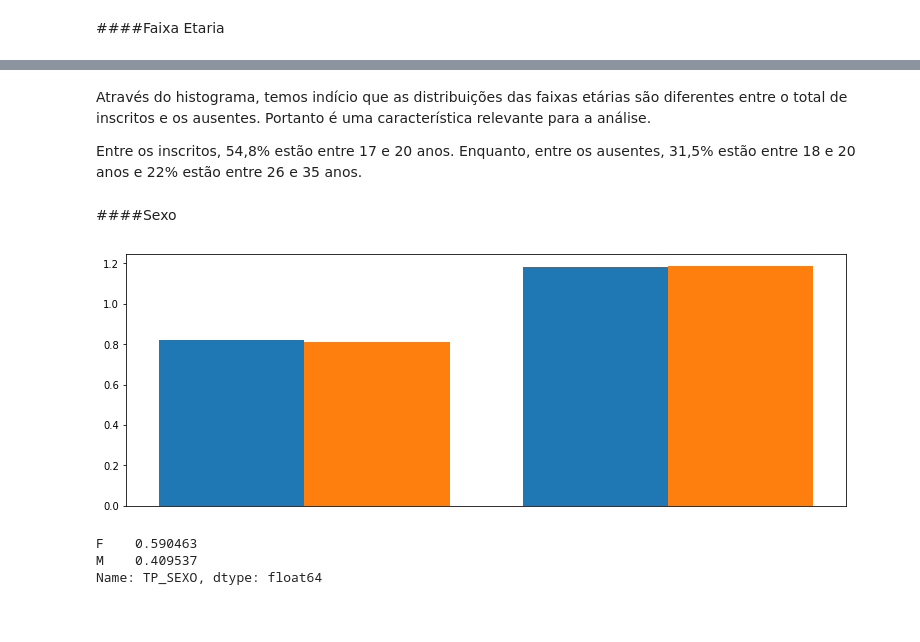
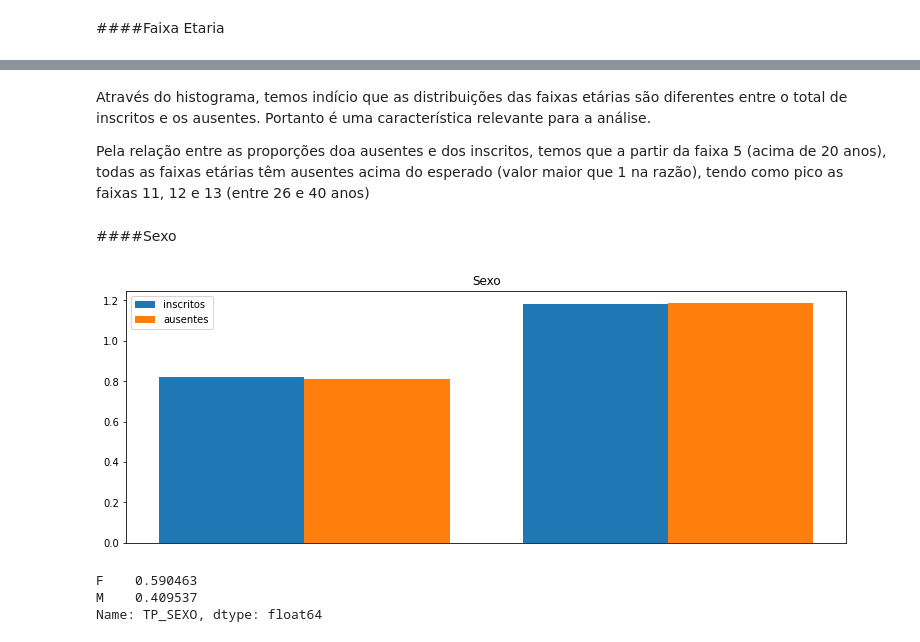
Before and after one commit to marciapg/semantix, a Jupyter notebook: ENEM_perfildosfaltantes.ipynb, the cells around one changed output, grey strips where cells are left out. Drawn from its saved outputs; the diff is of its cells as text; code cells hidden in the pictures; blank space fills up the shorter version.

```diff
--- a/ENEM_perfildosfaltantes.ipynb
+++ b/ENEM_perfildosfaltantes.ipynb
@@ -133,17 +156,18 @@ Name: TP_FAIXA_ETARIA, dtype: float64
 # %% [markdown]
 Através do histograma, temos indício que as distribuições das faixas etárias são diferentes entre o total de inscritos e os ausentes. Portanto é uma característica relevante para a análise.
 
-Entre os inscritos, 54,8% estão entre 17 e 20 anos.
-Enquanto, entre os ausentes, 31,5% estão entre 18 e 20 anos e 22% estão entre 26 e 35 anos.
+Pela relação entre as proporções doa ausentes e dos inscritos, temos que a partir da faixa 5 (acima de 20 anos), todas as faixas etárias têm ausentes acima do esperado (valor maior que 1 na razão), tendo como pico as faixas 11, 12 e 13 (entre 26 e 40 anos)
 # %% [markdown]
 ####Sexo
 # %%
 data = [df['TP_SEXO'], ausentes['TP_SEXO']]
 
 fig = plt.figure(figsize =(10, 7))
 ax = fig.add_axes([0, 0, 1, 0.5])
-bp = ax.hist(data, bins=2, density = True)
+ax.hist(data, bins=2, density = True)
+ax.legend(['inscritos', 'ausentes'], loc='upper left')
+ax.set_title('Sexo')
 plt.show()
 # %% [output]
-[figure, old version]
+[figure, new version]
 # %%
```
Also changed, not shown: parts of 68 cells of this notebook.
